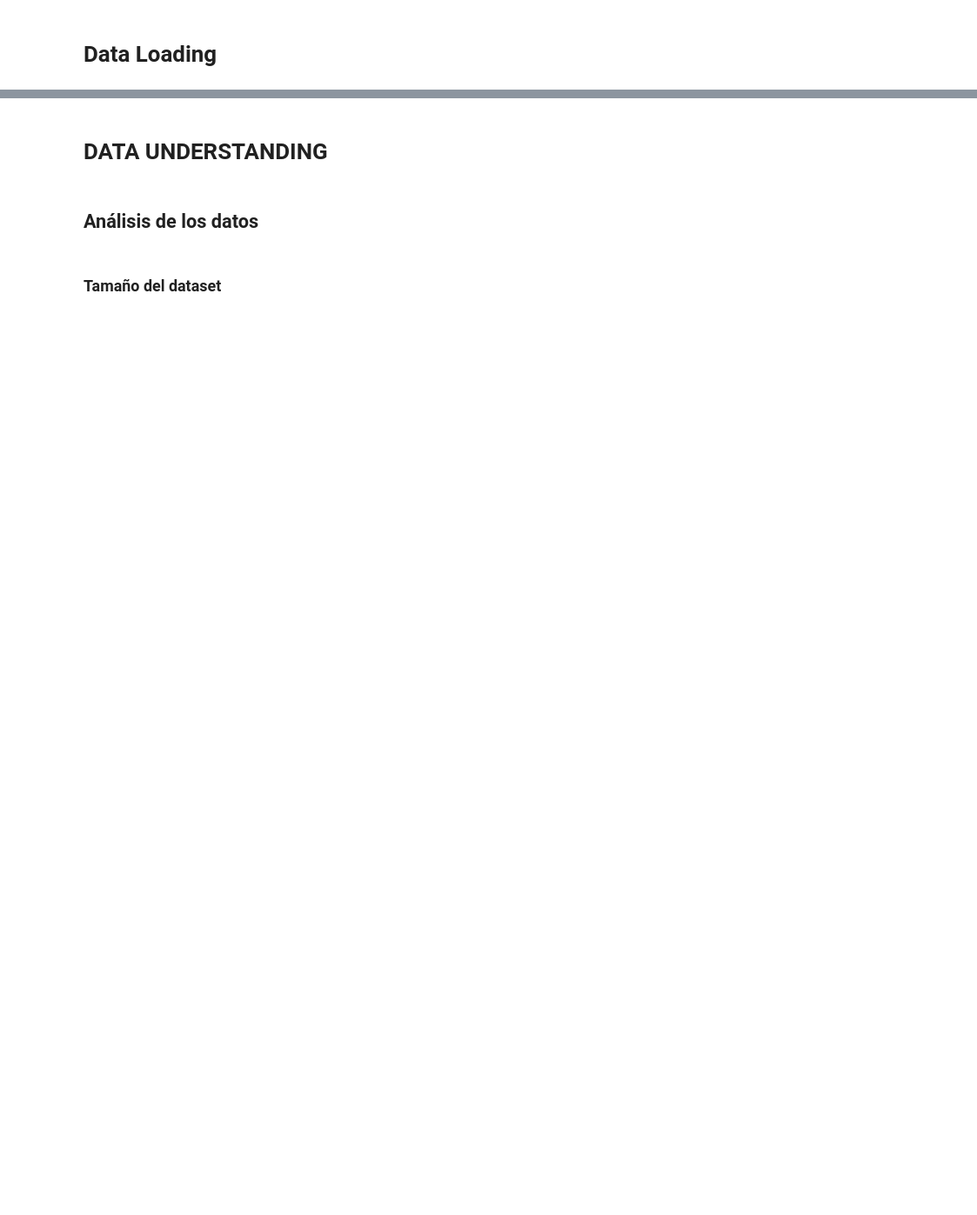
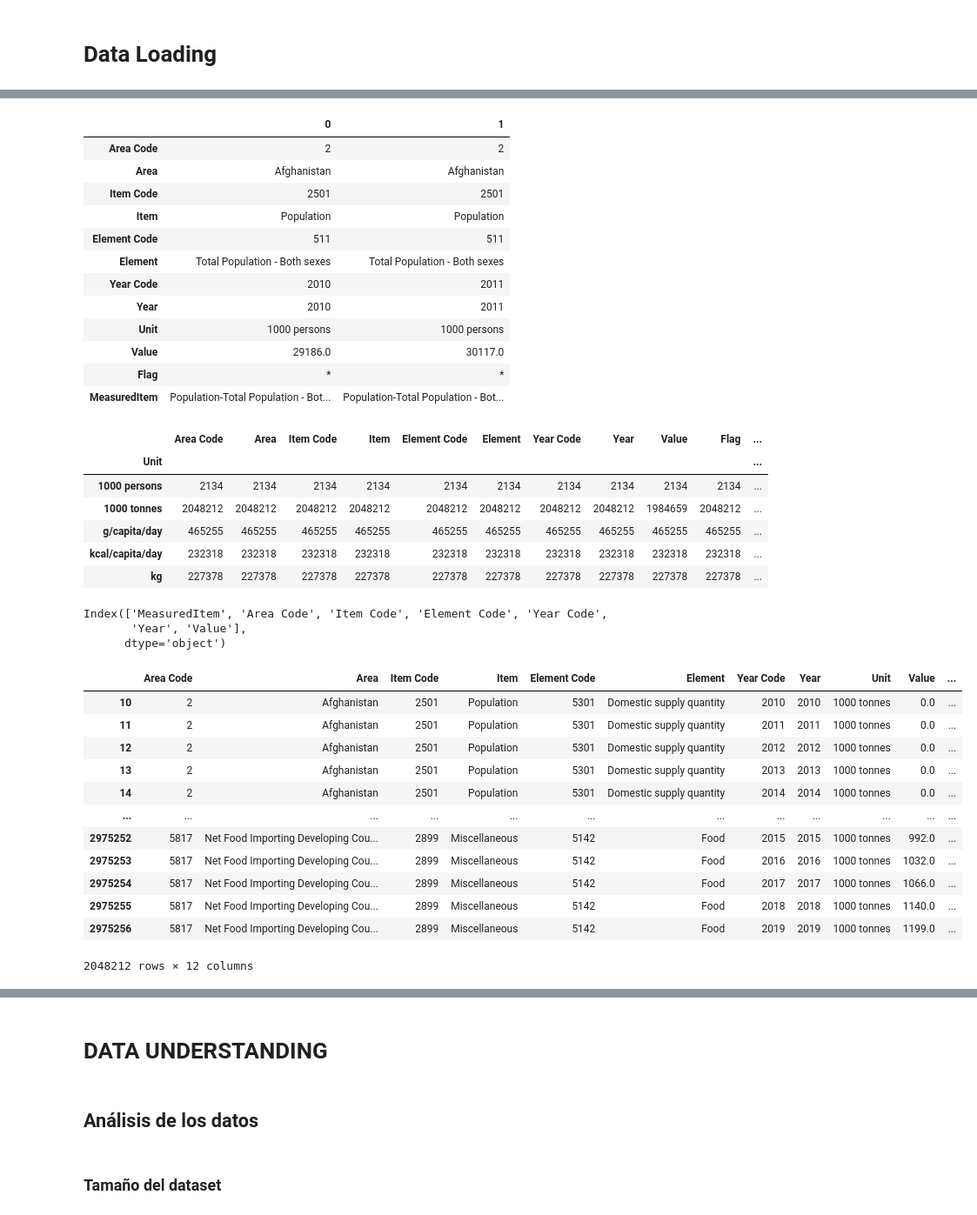
Before and after one commit to RgomezRo/capstone, a Jupyter notebook: Time series.ipynb, the cells around one changed output, grey strips where cells are left out. Shown: that part at 87% size. Cells and saved outputs as stored; diff of their text form; code cells hidden in the pictures; blank space fills up the shorter version.

```diff
--- a/Time series.ipynb
+++ b/Time series.ipynb
@@ -62,15 +62,20 @@ import os
 # Data Loading
 # %%
 
+def read_FAO(fileName):
+	import requests
+	file_url = "https://fenixservices.fao.org/faostat/static/bulkdownloads/"+fileName+".zip"
 
-import requests
-file_url = "https://fenixservices.fao.org/faostat/static/bulkdownloads/Trade_CropsLivestock_E_All_Data_(Normalized).zip"
+	r = requests.get(file_url, stream = True)
 
-r = requests.get(file_url, stream = True)
+	with open("temporalFile.zip", "wb") as file:
+		for block in r.iter_content(chunk_size = 1024):
+			if block:
+				file.write(block)
 
-with open("temporalFile.zip", "wb") as file:
-	for block in r.iter_content(chunk_size = 1024):
-		if block:
-			file.write(block)
+	!unzip temporalFile.zip
 
-!unzip temporalFile.zip
+	Database = fileName + ".csv"
+	df = pd.read_csv(Database, encoding = "ISO-8859-1")
+
+	return df
@@ -82,0 +104,47 @@ Database = "Trade_CropsLivestock_E_All_Data_(Normalized).csv"
+# %%
+display(df_food_balances.head(2).T)
+df_food_balances["MeasuredItem"]= df_food_balances["Item"] + "-"+ df_food_balances["Element"]
+display(df_food_balances.groupby("Unit").count())
+
+
+
+display(df_food_balances.groupby("MeasuredItem").sum().reset_index().columns)
+
+display(df_food_balances[df_food_balances["Unit"]=="1000 tonnes"])
+# %% [output]
+|  | 0 | 1 |
+| Area Code | 2 | 2 |
+| Area | Afghanistan | Afghanistan |
+| Item Code | 2501 | 2501 |
+| Item | Population | Population |
+| Element Code | 511 | 511 |
+| Element | Total Population - Both sexes | Total Population - Both sexes |
+| Year Code | 2010 | 2011 |
+| Year | 2010 | 2011 |
+| Unit | 1000 persons | 1000 persons |
+| Value | 29186.0 | 30117.0 |
+| Flag | * | * |
+| MeasuredItem | Population-Total Population - Bot... | Population-Total Population - Bot... |
+|  | Area Code | Area | Item Code | Item | Element Code | Element | Year Code | Year | Value | Flag | ... |
+| Unit |  |  |  |  |  |  |  |  |  |  | ... |
+| 1000 persons | 2134 | 2134 | 2134 | 2134 | 2134 | 2134 | 2134 | 2134 | 2134 | 2134 | ... |
+| 1000 tonnes | 2048212 | 2048212 | 2048212 | 2048212 | 2048212 | 2048212 | 2048212 | 2048212 | 1984659 | 2048212 | ... |
+| g/capita/day | 465255 | 465255 | 465255 | 465255 | 465255 | 465255 | 465255 | 465255 | 465255 | 465255 | ... |
+| kcal/capita/day | 232318 | 232318 | 232318 | 232318 | 232318 | 232318 | 232318 | 232318 | 232318 | 232318 | ... |
+| kg | 227378 | 227378 | 227378 | 227378 | 227378 | 227378 | 227378 | 227378 | 227378 | 227378 | ... |
+Index(['MeasuredItem', 'Area Code', 'Item Code', 'Element Code', 'Year Code',
+       'Year', 'Value'],
+      dtype='object')
+|  | Area Code | Area | Item Code | Item | Element Code | Element | Year Code | Year | Unit | Value | ... |
+| 10 | 2 | Afghanistan | 2501 | Population | 5301 | Domestic supply quantity | 2010 | 2010 | 1000 tonnes | 0.0 | ... |
+| 11 | 2 | Afghanistan | 2501 | Population | 5301 | Domestic supply quantity | 2011 | 2011 | 1000 tonnes | 0.0 | ... |
+| 12 | 2 | Afghanistan | 2501 | Population | 5301 | Domestic supply quantity | 2012 | 2012 | 1000 tonnes | 0.0 | ... |
+| 13 | 2 | Afghanistan | 2501 | Population | 5301 | Domestic supply quantity | 2013 | 2013 | 1000 tonnes | 0.0 | ... |
+| 14 | 2 | Afghanistan | 2501 | Population | 5301 | Domestic supply quantity | 2014 | 2014 | 1000 tonnes | 0.0 | ... |
+| ... | ... | ... | ... | ... | ... | ... | ... | ... | ... | ... | ... |
+| 2975252 | 5817 | Net Food Importing Developing Cou... | 2899 | Miscellaneous | 5142 | Food | 2015 | 2015 | 1000 tonnes | 992.0 | ... |
+| 2975253 | 5817 | Net Food Importing Developing Cou... | 2899 | Miscellaneous | 5142 | Food | 2016 | 2016 | 1000 tonnes | 1032.0 | ... |
+| 2975254 | 5817 | Net Food Importing Developing Cou... | 2899 | Miscellaneous | 5142 | Food | 2017 | 2017 | 1000 tonnes | 1066.0 | ... |
+| 2975255 | 5817 | Net Food Importing Developing Cou... | 2899 | Miscellaneous | 5142 | Food | 2018 | 2018 | 1000 tonnes | 1140.0 | ... |
+| 2975256 | 5817 | Net Food Importing Developing Cou... | 2899 | Miscellaneous | 5142 | Food | 2019 | 2019 | 1000 tonnes | 1199.0 | ... |
+2048212 rows × 12 columns
```
Also changed, not shown: parts of 7 cells of this notebook.
